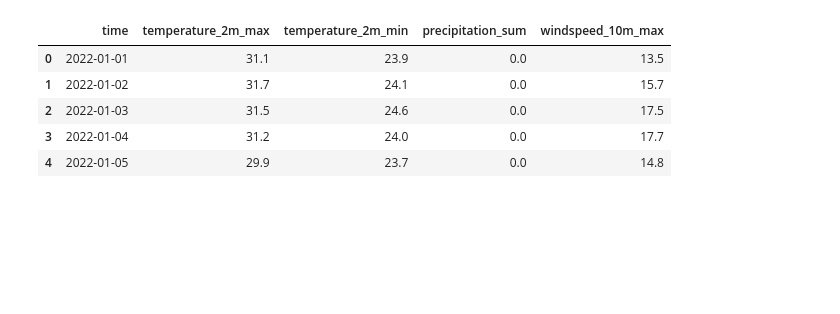
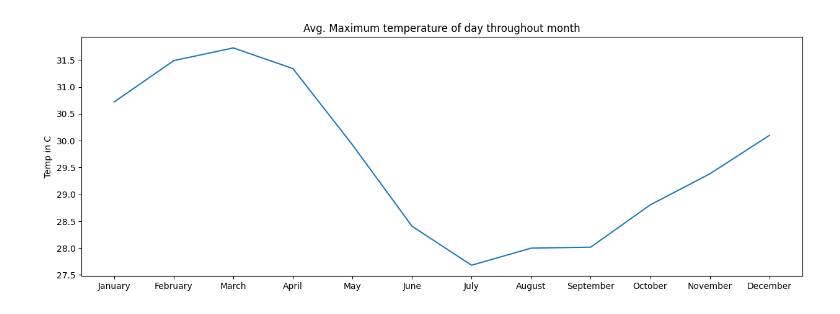
Before and after one commit to snandhakishor/Weather-and-climate-analytics, a Jupyter notebook: weatheranalysis.ipynb, the cells around one changed output. Cells and saved outputs as stored; diff of their text form; code cells hidden in the pictures; blank space fills up the shorter version.

```diff
--- a/weatheranalysis.ipynb
+++ b/weatheranalysis.ipynb
@@ -4,11 +4,19 @@
 import pandas as pd
 import matplotlib.pyplot as plt
 df = pd.read_csv(r"/content/Weather-and-climate-analytics/data/cleaned_weatherdata.csv")
-df.head()
+df['time'] = pd.to_datetime(df['time'])
-# %% [output]
-|  | time | temperature_2m_max | temperature_2m_min | precipitation_sum | windspeed_10m_max |
-| 0 | 2022-01-01 | 31.1 | 23.9 | 0.0 | 13.5 |
-| 1 | 2022-01-02 | 31.7 | 24.1 | 0.0 | 15.7 |
-| 2 | 2022-01-03 | 31.5 | 24.6 | 0.0 | 17.5 |
-| 3 | 2022-01-04 | 31.2 | 24.0 | 0.0 | 17.7 |
-| 4 | 2022-01-05 | 29.9 | 23.7 | 0.0 | 14.8 |
+# %%
+# date vs max temp plot
+df['month'] = df['time'].dt.month_name()
+df['month_no'] = df['time'].dt.month
+# monthly average temperature table
+monthly_temp = df.groupby(['month', 'month_no'], as_index=False).agg(avg_temp = ('temperature_2m_max', 'mean'))
+monthly_temp = monthly_temp.sort_values('month_no')
+monthly_temp
+plt.figure(figsize=(15, 5))
+plt.plot(monthly_temp['month'], monthly_temp['avg_temp'])
+plt.title('Avg. Maximum temperature of day throughout month')
+plt.ylabel('Temp in C')
+plt.show()
+# %% [output]
+[figure, added]
```
